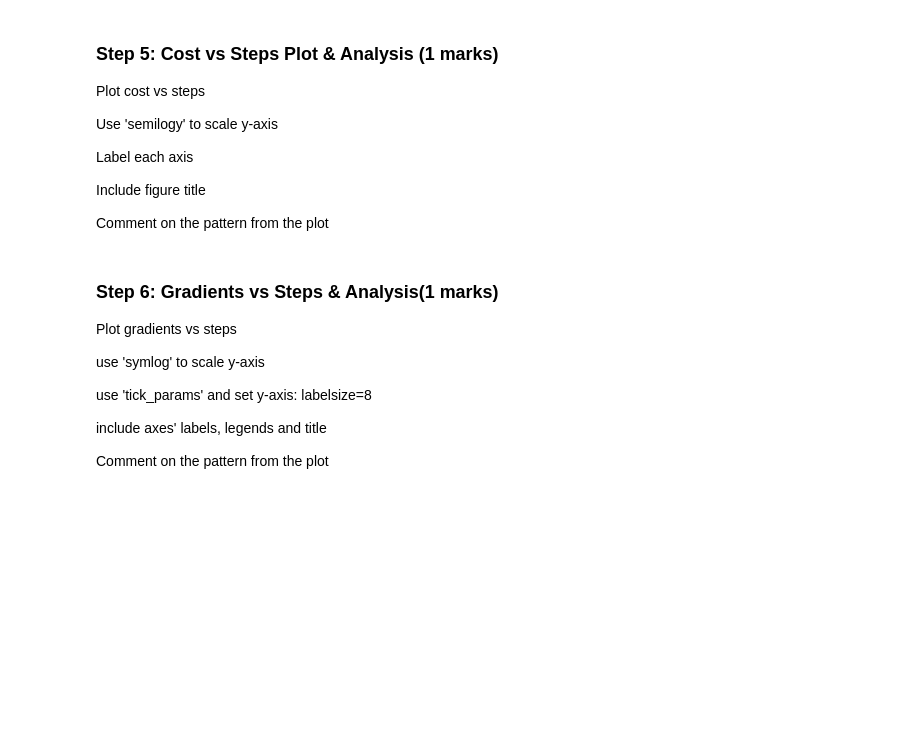
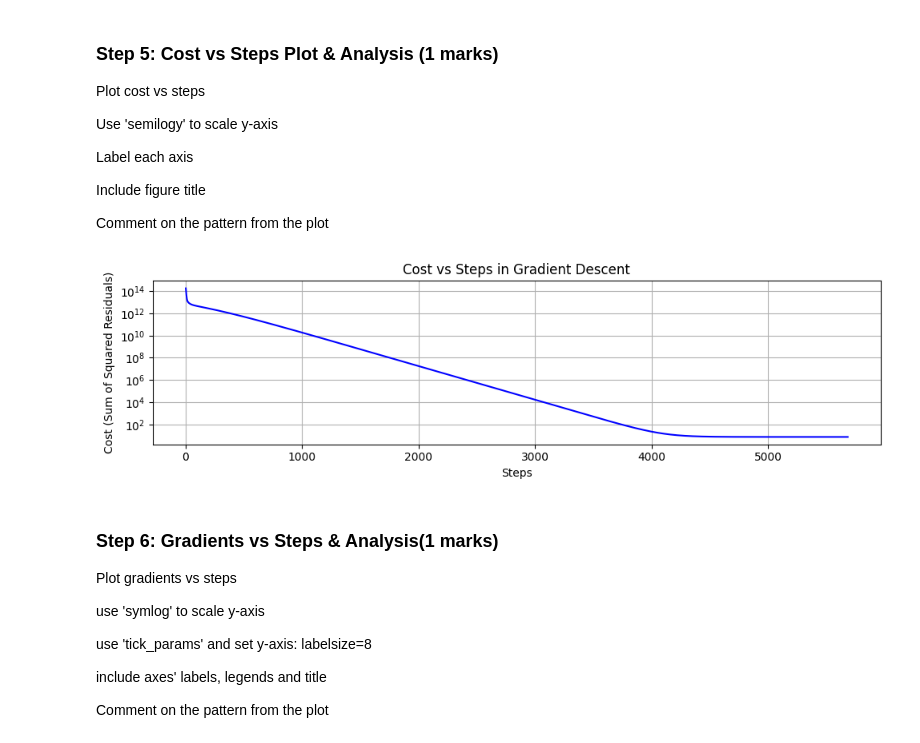
Before and after one commit to adamanastas/ENGG680_2025_Fall, a Jupyter notebook: Assignment2_Upload.ipynb, the cells around one changed output. Cells and saved outputs as stored; diff of their text form; code cells hidden in the pictures; blank space fills up the shorter version.

```diff
--- a/Assignment2_Upload.ipynb
+++ b/Assignment2_Upload.ipynb
@@ -420,3 +632,26 @@ plt.show()
+# %%
+fig, ax = plt.subplots(figsize=(10, 3))
+
+# Plot cost vs iteration steps (only up to steps_count)
+ax.semilogy(range(1, steps_count + 1), arr_cost[:steps_count], color='b')
+
+# Labels and title
+ax.set_xlabel('Steps')
+ax.set_ylabel('Cost (Sum of Squared Residuals)')
+ax.set_title('Cost vs Steps in Gradient Descent')
+
+# Grid
+ax.grid(True)
+
+# Layout adjustment
+fig.tight_layout()
+plt.show()
+# Comment on the pattern (0.5 marks)
+# The plot shows that the cost function decreases exponentially in the initial steps of the gradient descent.
+# As the number of steps increases, the rate of decrease slows down, indicating that the algorithm is approaching a minimum and remains constant after that.
+# The use of a semilogy scale effectively highlights this rapid initial reduction followed by a more gradual convergence.
+# %% [output]
+[figure, added]
 # %% [markdown]
 ### Step 6: Gradients vs Steps & Analysis(1 marks)
 Plot gradients vs steps
```
Also changed, not shown: parts of 40 cells of this notebook.
